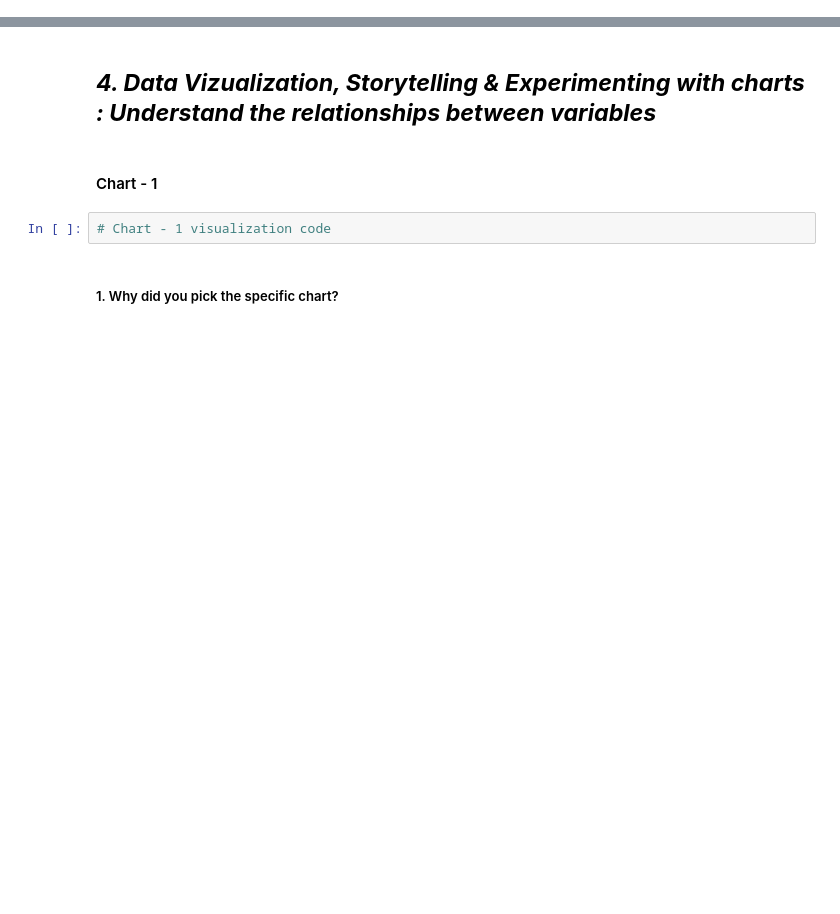
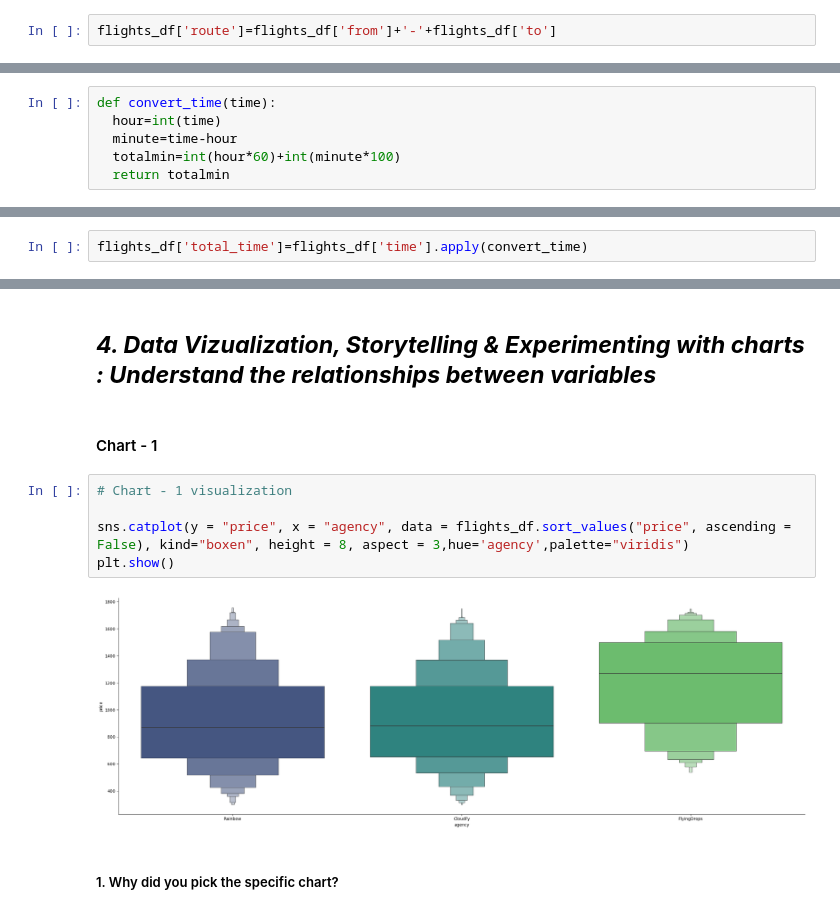
Before and after one commit to Navjotkhatri/Productionization_of_ML_Systems_in_Travel_Industry, a Jupyter notebook: Productionization_of_ML_Systems.ipynb, the cells around one changed output, grey strips where cells are left out. Drawn from its saved outputs; the diff is of its cells as text; blank space fills up the shorter version.

```diff
--- a/Productionization_of_ML_Systems.ipynb
+++ b/Productionization_of_ML_Systems.ipynb
@@ -551,3 +568,5 @@ Rainbow        116752
 CloudFy        116378
 FlyingDrops     38758
 Name: count, dtype: int64
+# %%
+flights_df['route']=flights_df['from']+'-'+flights_df['to']
@@ -553,0 +598,6 @@ Name: count, dtype: int64
+# %%
+def convert_time(time):
+  hour=int(time)
+  minute=time-hour
+  totalmin=int(hour*60)+int(minute*100)
+  return totalmin
@@ -553,0 +608,2 @@ Name: count, dtype: int64
+# %%
+flights_df['total_time']=flights_df['time'].apply(convert_time)
@@ -559,8 +633,13 @@ Answer Here.
 ## ***4. Data Vizualization, Storytelling & Experimenting with charts : Understand the relationships between variables***
 # %% [markdown]
 #### Chart - 1
-# %%
-# Chart - 1 visualization code
+# %%
+# Chart - 1 visualization
+
+sns.catplot(y = "price", x = "agency", data = flights_df.sort_values("price", ascending = False), kind="boxen", height = 8, aspect = 3,hue='agency',palette="viridis")
+plt.show()
+# %% [output]
+[figure, added]
 # %% [markdown]
 ##### 1. Why did you pick the specific chart?
 # %% [markdown]
```
Also changed, not shown: parts of 16 cells of this notebook.
